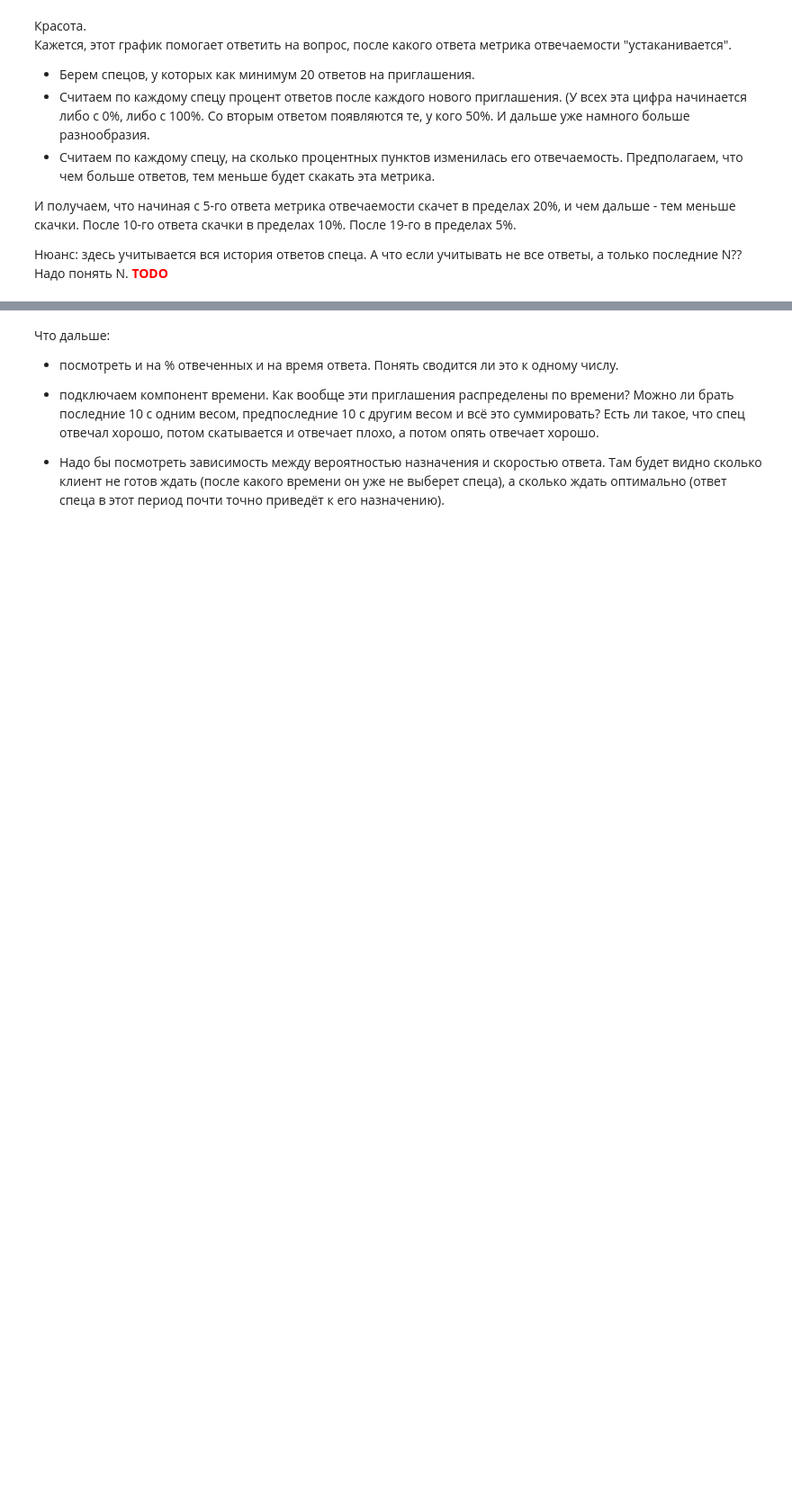
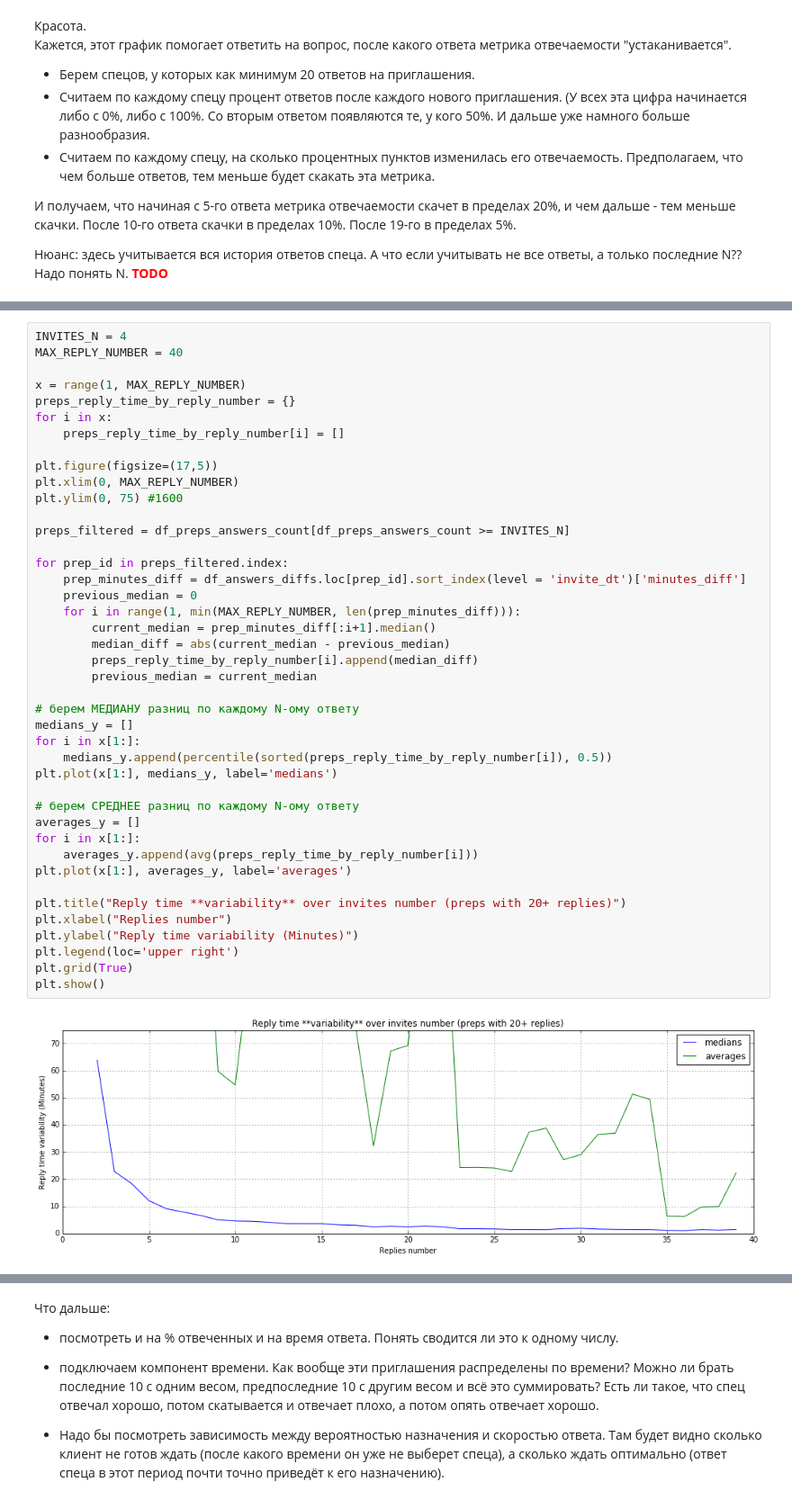
Before and after one commit to NadyaMotina/profi_analytics, a Jupyter notebook: Prep Ratings/responsiveness_research.ipynb, the cells around one changed output, grey strips where cells are left out. Shown: that part at 90% size. Saved outputs shown, nothing was run; the diff lists cells and outputs as text; blank space fills up the shorter version.

```diff
--- a/Prep Ratings/responsiveness_research.ipynb
+++ b/Prep Ratings/responsiveness_research.ipynb
@@ -493,0 +625,44 @@ plt.show()
+# %%
+INVITES_N = 4
+MAX_REPLY_NUMBER = 40
+
+x = range(1, MAX_REPLY_NUMBER)
+preps_reply_time_by_reply_number = {}
+for i in x:
+    preps_reply_time_by_reply_number[i] = []
+
+plt.figure(figsize=(17,5))
+plt.xlim(0, MAX_REPLY_NUMBER)
+plt.ylim(0, 75) #1600
+
+preps_filtered = df_preps_answers_count[df_preps_answers_count >= INVITES_N]
+
+for prep_id in preps_filtered.index:
+    prep_minutes_diff = df_answers_diffs.loc[prep_id].sort_index(level = 'invite_dt')['minutes_diff']
+    previous_median = 0
+    for i in range(1, min(MAX_REPLY_NUMBER, len(prep_minutes_diff))):
+        current_median = prep_minutes_diff[:i+1].median()
+        median_diff = abs(current_median - previous_median)
+        preps_reply_time_by_reply_number[i].append(median_diff)
+        previous_median = current_median
+
+# берем МЕДИАНУ разниц по каждому N-ому ответу
+medians_y = []
+for i in x[1:]:
+    medians_y.append(percentile(sorted(preps_reply_time_by_reply_number[i]), 0.5))
+plt.plot(x[1:], medians_y, label='medians')
+
+# берем СРЕДНЕЕ разниц по каждому N-ому ответу
+averages_y = []
+for i in x[1:]:
+    averages_y.append(avg(preps_reply_time_by_reply_number[i]))
+plt.plot(x[1:], averages_y, label='averages')
+
+plt.title("Reply time **variability** over invites number (preps with 20+ replies)")
+plt.xlabel("Replies number")
+plt.ylabel("Reply time variability (Minutes)")
+plt.legend(loc='upper right')
+plt.grid(True)
+plt.show()
+# %% [output]
+[figure, added]
```
Also changed, not shown: parts of 31 cells of this notebook.
